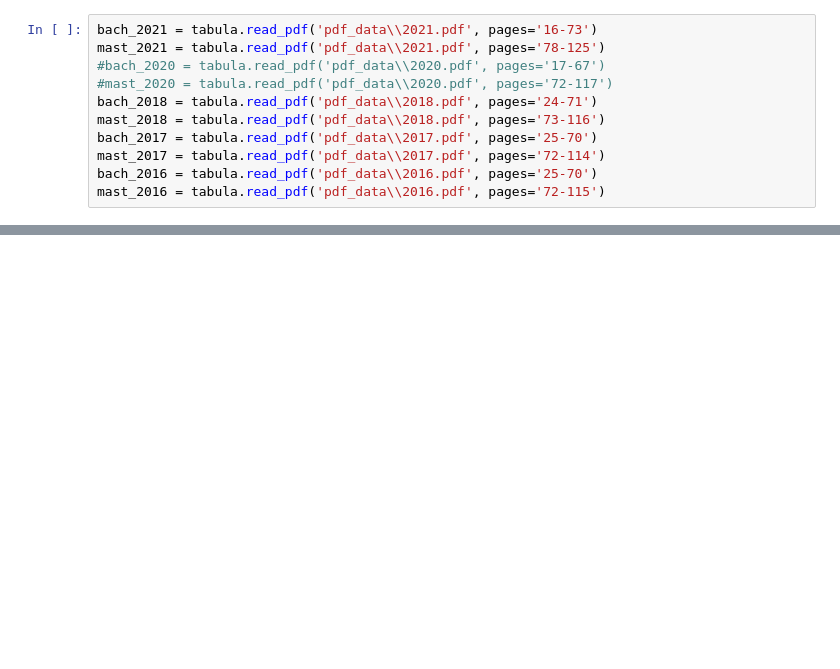
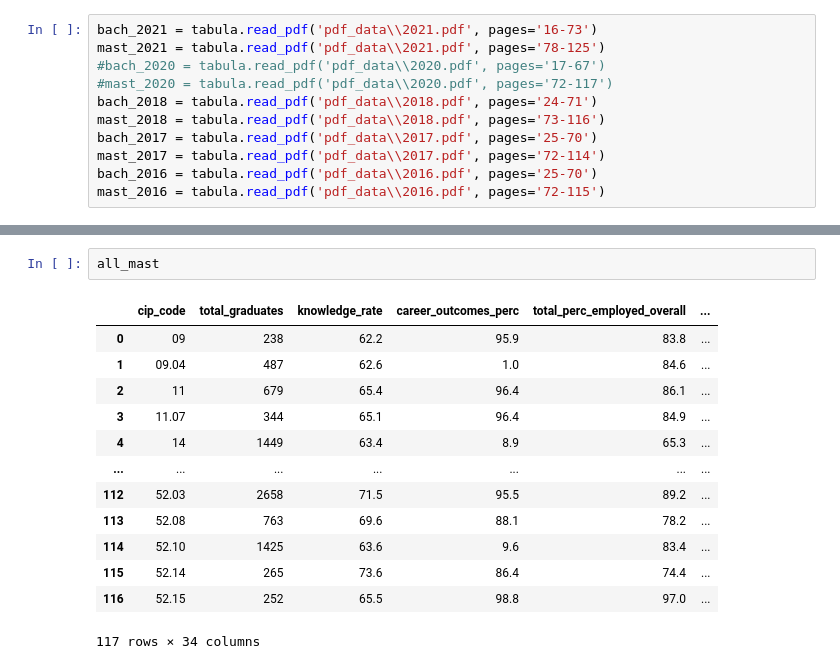
Before and after one commit to jeff-cardwell2/ExploreU, a Jupyter notebook: getting_pdf_data.ipynb, the cells around one changed output, grey strips where cells are left out. Cells and saved outputs as stored; diff of their text form; blank space fills up the shorter version.

```diff
--- a/getting_pdf_data.ipynb
+++ b/getting_pdf_data.ipynb
@@ -467,0 +246,16 @@ def get_all_data(df_dict, grad_threshold, kr_threshold):
+# %%
+all_mast
+# %% [output]
+|  | cip_code | total_graduates | knowledge_rate | career_outcomes_perc | total_perc_employed_overall | ... |
+| 0 | 09 | 238 | 62.2 | 95.9 | 83.8 | ... |
+| 1 | 09.04 | 487 | 62.6 | 1.0 | 84.6 | ... |
+| 2 | 11 | 679 | 65.4 | 96.4 | 86.1 | ... |
+| 3 | 11.07 | 344 | 65.1 | 96.4 | 84.9 | ... |
+| 4 | 14 | 1449 | 63.4 | 8.9 | 65.3 | ... |
+| ... | ... | ... | ... | ... | ... | ... |
+| 112 | 52.03 | 2658 | 71.5 | 95.5 | 89.2 | ... |
+| 113 | 52.08 | 763 | 69.6 | 88.1 | 78.2 | ... |
+| 114 | 52.10 | 1425 | 63.6 | 9.6 | 83.4 | ... |
+| 115 | 52.14 | 265 | 73.6 | 86.4 | 74.4 | ... |
+| 116 | 52.15 | 252 | 65.5 | 98.8 | 97.0 | ... |
+117 rows × 34 columns
```
Also changed, not shown: parts of 11 cells of this notebook.
